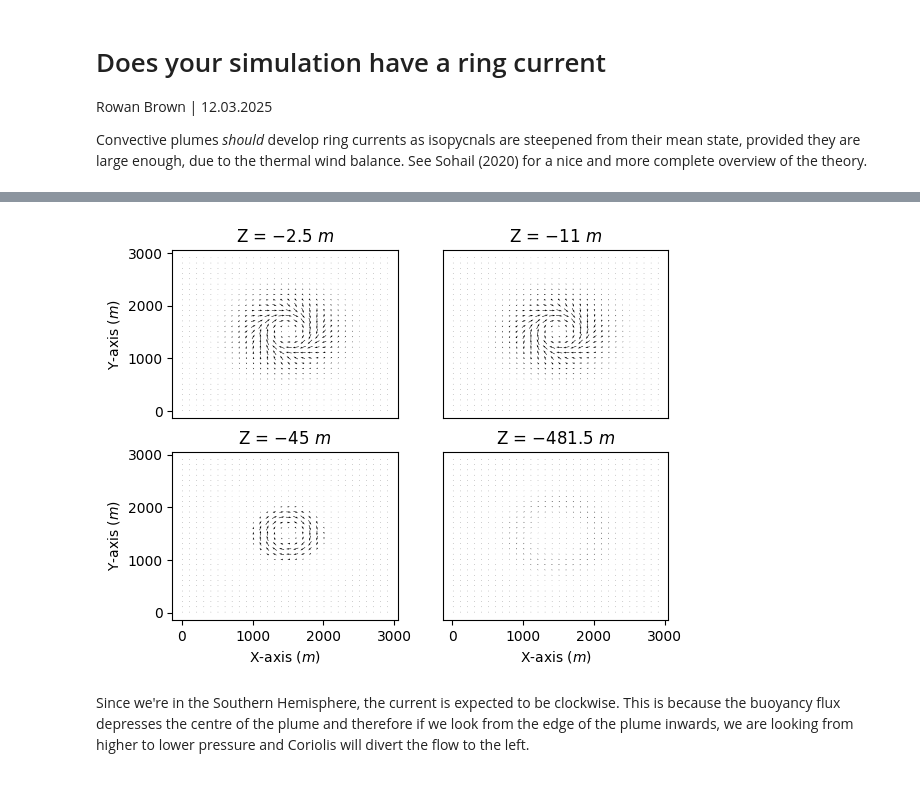
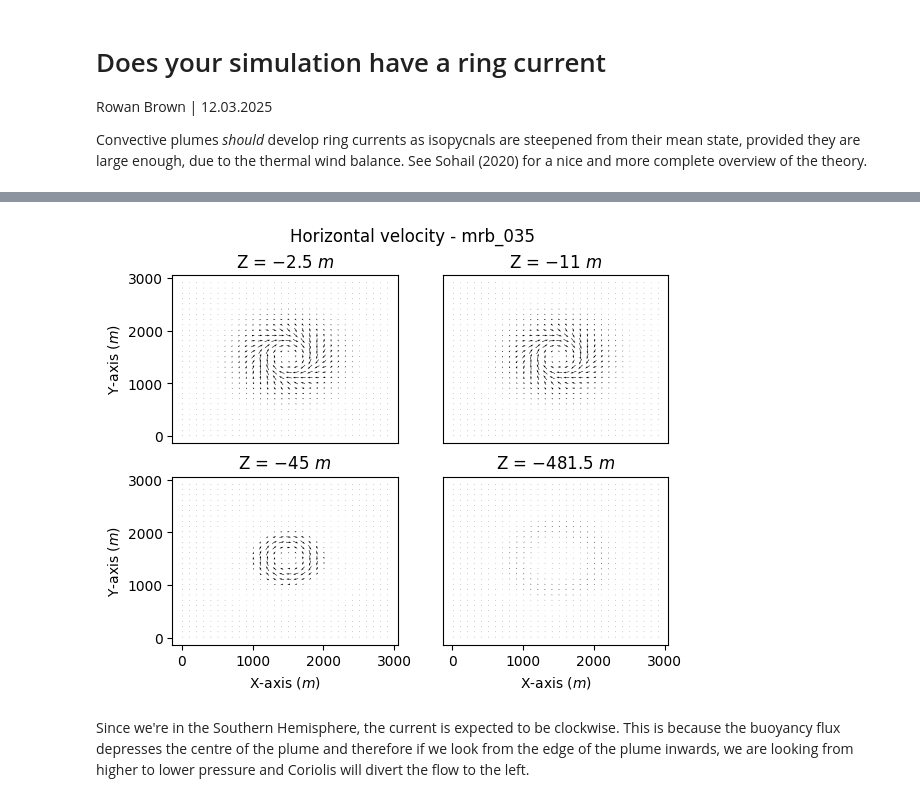
Before and after one commit to rowanjb/model_analyses, a Jupyter notebook: plot_ring_current.ipynb, the cells around one changed output, grey strips where cells are left out. Saved outputs shown, nothing was run; the diff lists cells and outputs as text; code cells hidden in the pictures.

```diff
--- a/plot_ring_current.ipynb
+++ b/plot_ring_current.ipynb
@@ -32,26 +29,28 @@ ds = ds.mean(dim='time')
 # %%
 # Plotting horizontal-plane velocities
 fig, axs = plt.subplots(ncols=2,nrows=2)
 axs = axs.flatten()
 n = 5 # Plot every nth arrow/cell/datapoint
 ds.isel(XC=slice(None,None,n),YC=slice(None,None,n),Z=2).plot.quiver(x='XC',y='YC',u='U',v='V',scale=0.33*n,add_guide=False,ax=axs[0])
 axs[0].set_title('Z = $-2.5$ $m$')
 axs[0].set_ylabel('Y-axis ($m$)')
 axs[0].get_xaxis().set_visible(False)
 ds.isel(XC=slice(None,None,n),YC=slice(None,None,n),Z=8).plot.quiver(x='XC',y='YC',u='U',v='V',scale=0.33*n,add_guide=False,ax=axs[1])
 axs[1].set_title('Z = $-11$ $m$')
 axs[1].get_xaxis().set_visible(False)
 axs[1].get_yaxis().set_visible(False)
 ds.isel(XC=slice(None,None,n),YC=slice(None,None,n),Z=20).plot.quiver(x='XC',y='YC',u='U',v='V',scale=0.33*n,add_guide=False,ax=axs[2])
 axs[2].set_title('Z = $-45$ $m$')
 axs[2].set_xlabel('X-axis ($m$)')
 axs[2].set_ylabel('Y-axis ($m$)')
 ds.isel(XC=slice(None,None,n),YC=slice(None,None,n),Z=49).plot.quiver(x='XC',y='YC',u='U',v='V',scale=0.33*n,add_guide=False,ax=axs[3])
 axs[3].set_title('Z = $-481.5$ $m$')
 axs[3].set_xlabel('X-axis ($m$)')
 axs[3].get_yaxis().set_visible(False)
+plt.suptitle('Horizontal velocity - mrb_035')
+plt.savefig('ring_current_mrb_035.png',dpi=1200)
 # %% [output]
-[figure, old version]
+[figure, new version]
 # %% [markdown]
 Since we're in the Southern Hemisphere, the current is expected to be clockwise. This is because the buoyancy flux depresses the centre of the plume and therefore if we look from the edge of the plume inwards, we are looking from higher to lower pressure and Coriolis will divert the flow to the left.
 # %%
```
Also changed, not shown: parts of 4 cells of this notebook, 3 other files.
